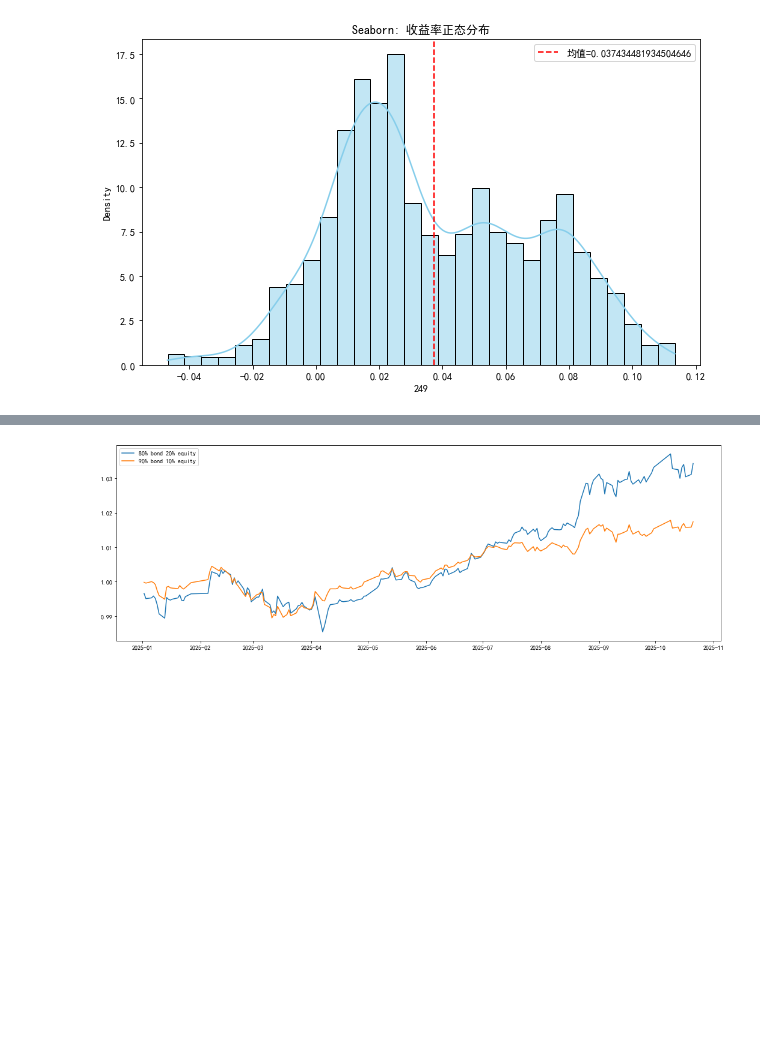
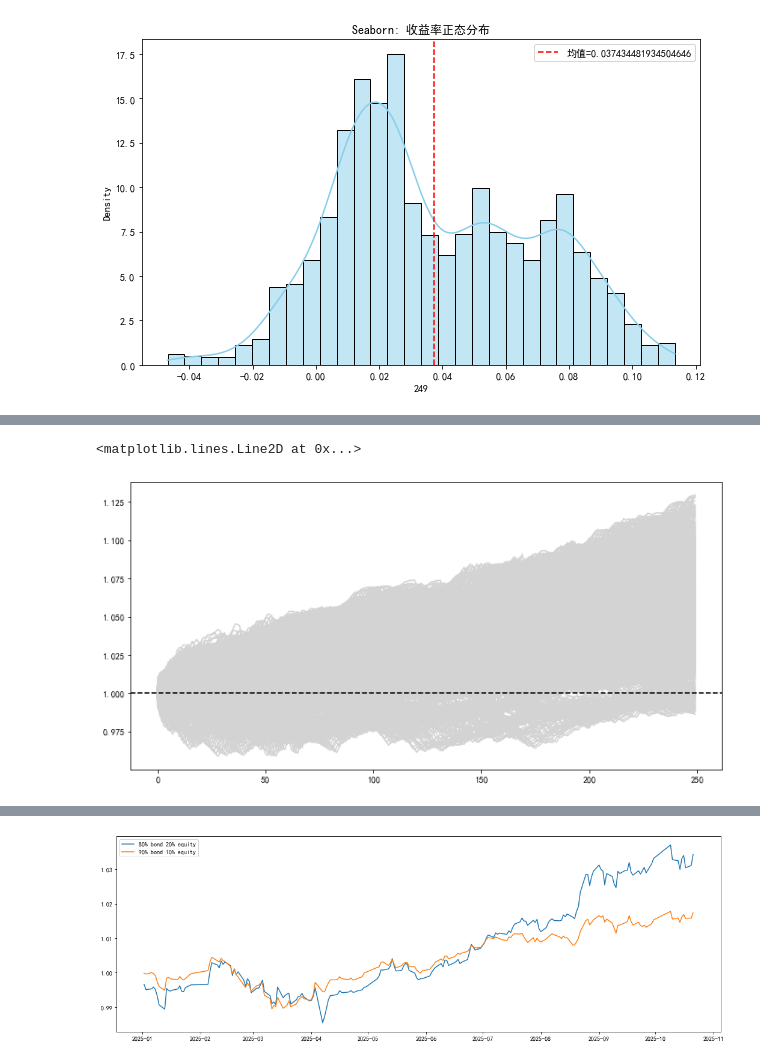
Before and after one commit to nurhachar-sibei/-----, a Jupyter notebook: 低利率时代投资研究.ipynb, the cells around one changed output, grey strips where cells are left out. Cells and saved outputs as stored; diff of their text form; code cells hidden in the pictures; blank space fills up the shorter version.

```diff
--- a/低利率时代投资研究.ipynb
+++ b/低利率时代投资研究.ipynb
@@ -165,0 +269,9 @@ plt.show()
+# %%
+pv_rolling = pd.DataFrame()
+for i in range(len(st801010)-250):
+    sub_pv = (1+st801010[i:i+250]).cumprod().reset_index(drop=True)
+    pv_rolling = pd.concat([pv_rolling,sub_pv],axis=1)
+pv_rolling.fillna(1,inplace=True)
+# %% [output]
+<matplotlib.lines.Line2D at 0x...>
+[figure, added]
```
Also changed, not shown: parts of 37 cells of this notebook, 1 other file.
